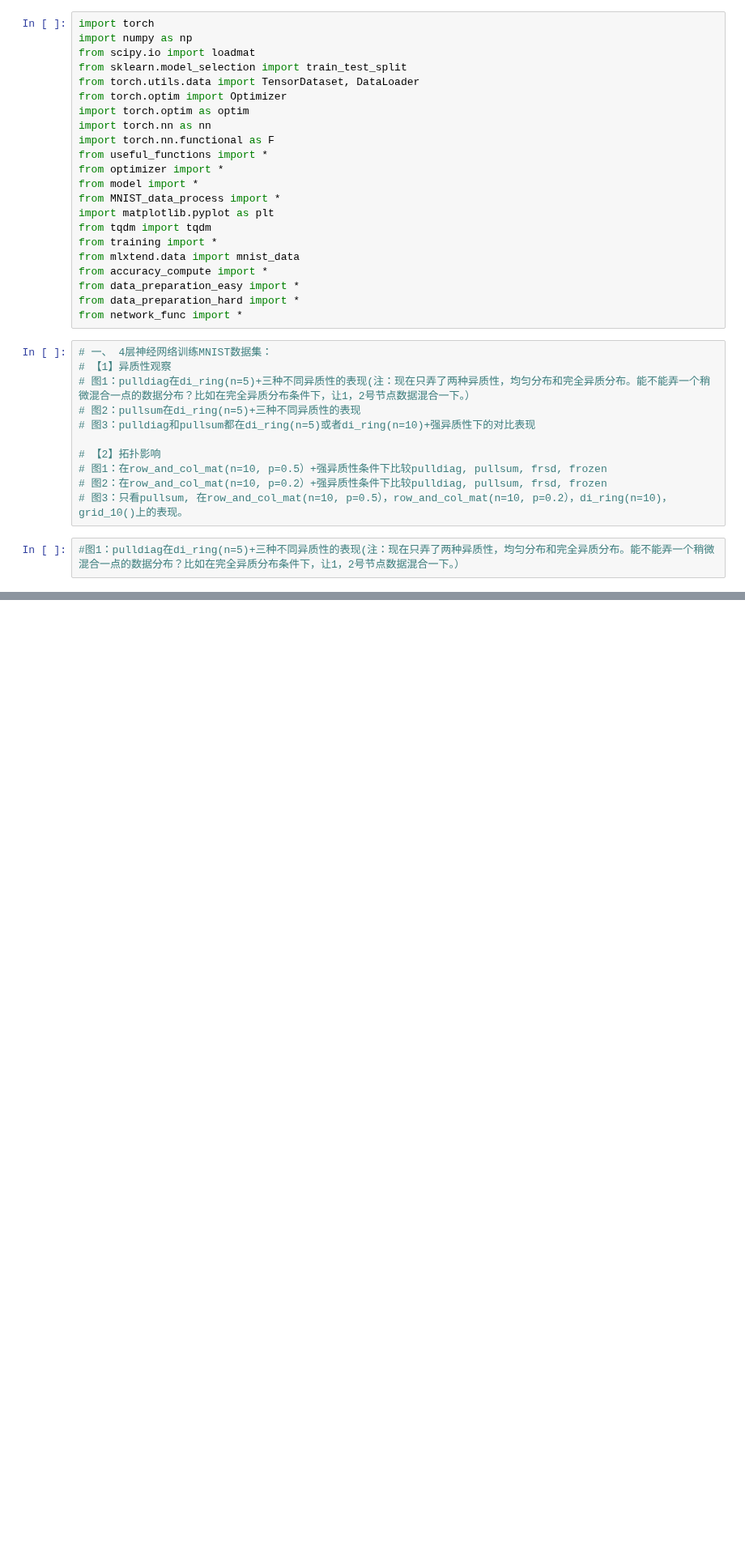
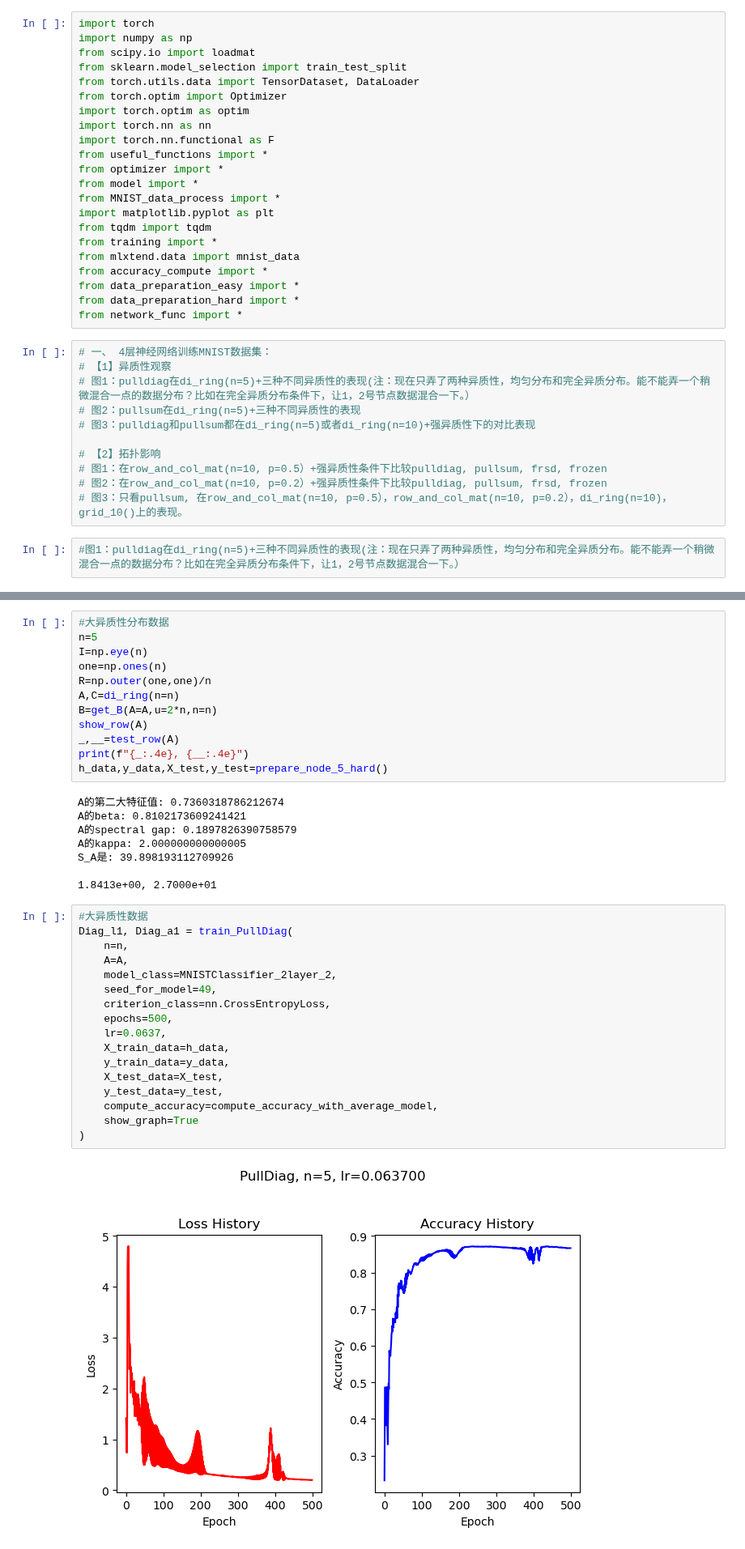
Before and after one commit to Luoxiaogan/PullSum_MNIST, a Jupyter notebook: code/神经网络实验/最终实验1.ipynb, the cells around one changed output, grey strips where cells are left out. Shown at 81% size. Drawn from its saved outputs; the diff is of its cells as text; blank space fills up the shorter version.

```diff
--- a/code/神经网络实验/最终实验1.ipynb
+++ b/code/神经网络实验/最终实验1.ipynb
@@ -55,0 +86,39 @@ S_A是: 39.89819311270979
+# %%
+#大异质性分布数据
+n=5
+I=np.eye(n)
+one=np.ones(n)
+R=np.outer(one,one)/n
+A,C=di_ring(n=n)
+B=get_B(A=A,u=2*n,n=n)
+show_row(A)
+_,__=test_row(A)
+print(f"{_:.4e}, {__:.4e}")
+h_data,y_data,X_test,y_test=prepare_node_5_hard()
+# %% [output]
+A的第二大特征值: 0.7360318786212674
+A的beta: 0.8102173609241421
+A的spectral gap: 0.1897826390758579
+A的kappa: 2.000000000000005
+S_A是: 39.898193112709926
+
+1.8413e+00, 2.7000e+01
+# %%
+#大异质性数据
+Diag_l1, Diag_a1 = train_PullDiag(
+    n=n,
+    A=A,
+    model_class=MNISTClassifier_2layer_2,
+    seed_for_model=49,
+    criterion_class=nn.CrossEntropyLoss,
+    epochs=500,
+    lr=0.0637,
+    X_train_data=h_data,
+    y_train_data=y_data,
+    X_test_data=X_test,
+    y_test_data=y_test,
+    compute_accuracy=compute_accuracy_with_average_model,
+    show_graph=True
+)
+# %% [output]
+[figure, added]
```
Also changed, not shown: parts of 7 cells of this notebook, 1 other file.
